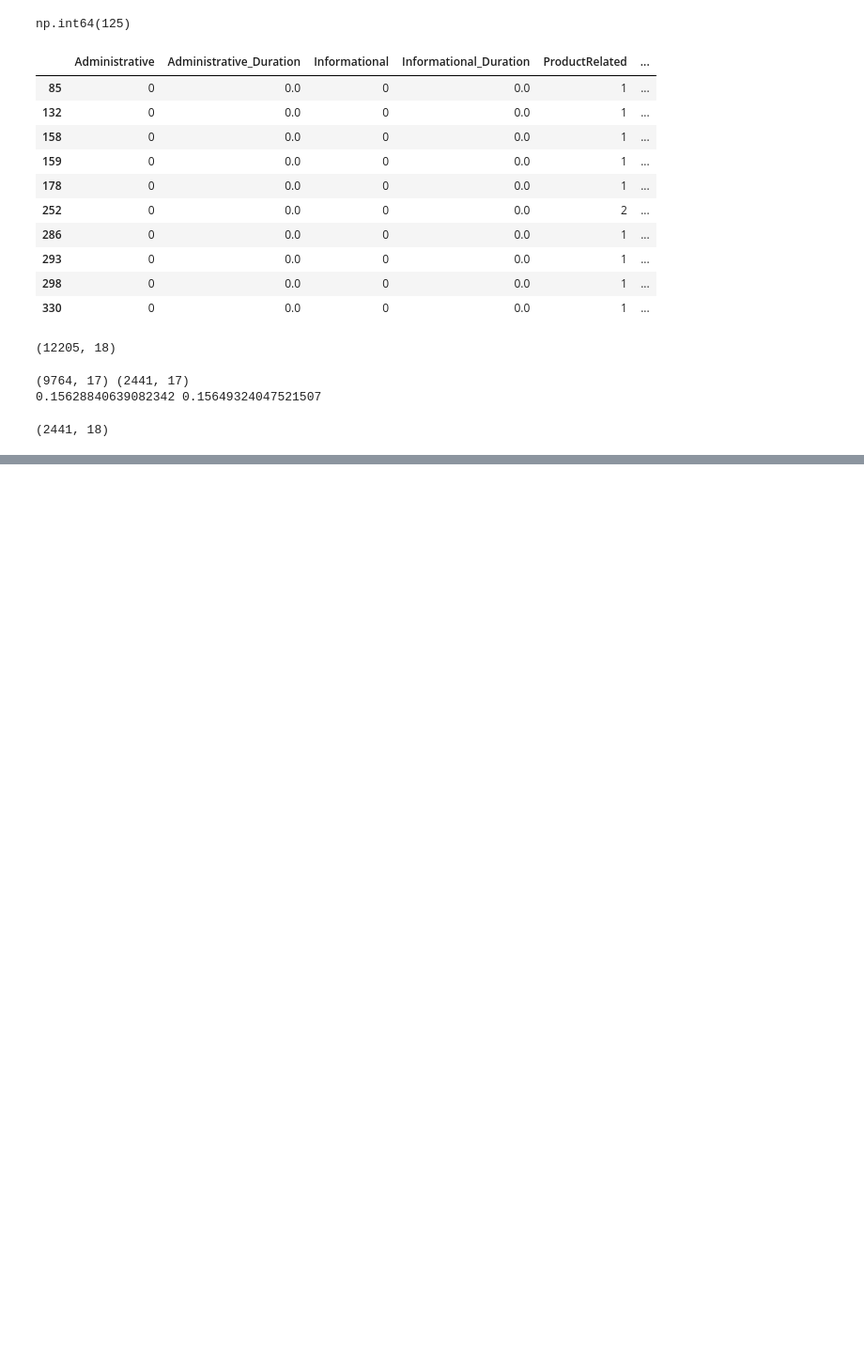
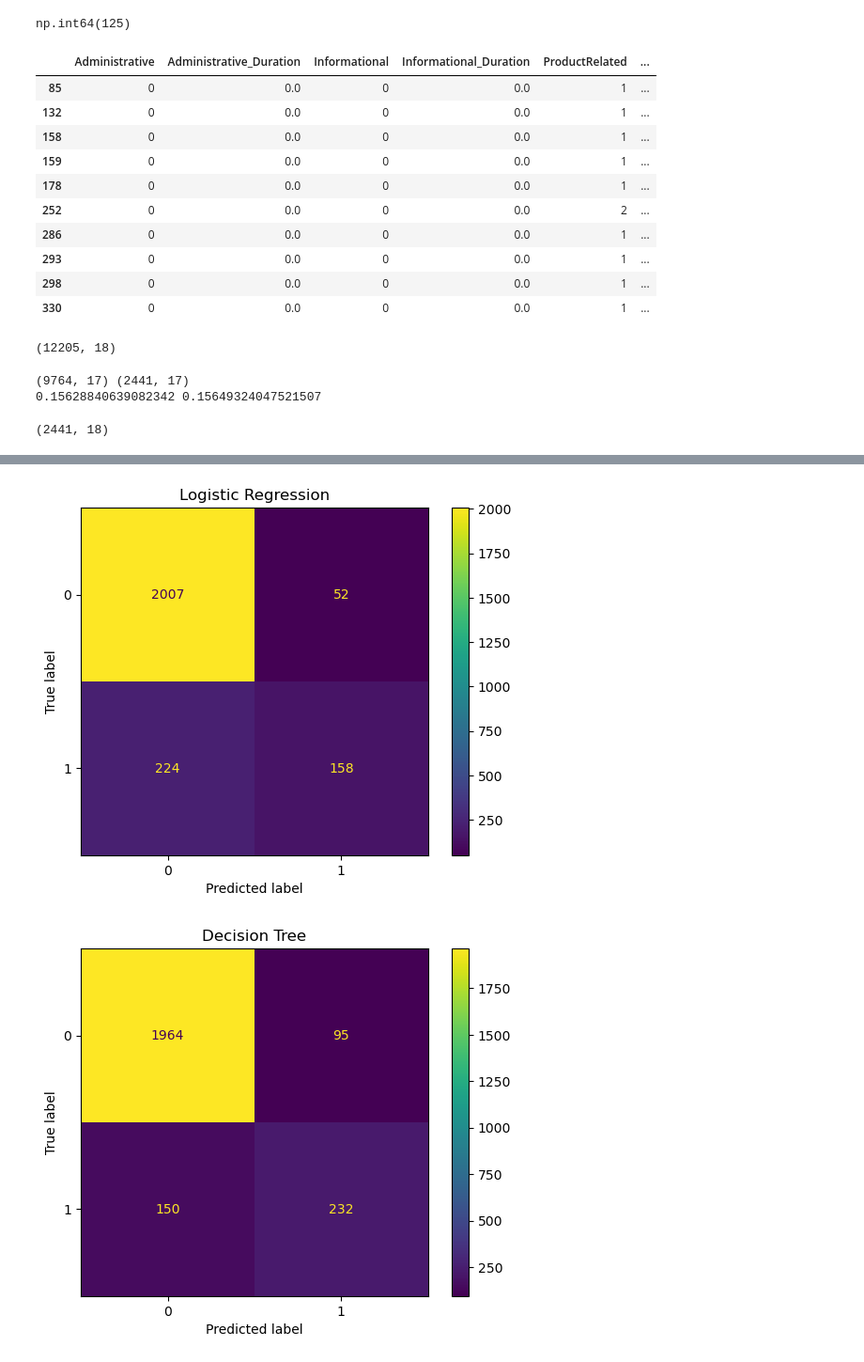
Before and after one commit to Parth-Prajapati-ml/ml-classification-models-streamlit, a Jupyter notebook: Model_Training.ipynb, the cells around one changed output, grey strips where cells are left out. Shown at 94% size. Saved outputs shown, nothing was run; the diff lists cells and outputs as text; code cells hidden in the pictures; blank space fills up the shorter version.

Commit message:
Train five classifiers, add metrics and confusion matrices

```diff
--- a/Model_Training.ipynb
+++ b/Model_Training.ipynb
@@ -127,0 +143,30 @@ print(test_df.shape)
+# %%
+# Define the five models, each wrapped in a pipeline with your preprocessor
+
+from sklearn.pipeline import Pipeline
+from sklearn.linear_model import LogisticRegression
+from sklearn.tree import DecisionTreeClassifier
+from sklearn.neighbors import KNeighborsClassifier
+from sklearn.naive_bayes import GaussianNB
+from sklearn.svm import SVC
+
+models = {"Logistic Regression": LogisticRegression(max_iter=1000),
+         "Decision Tree": DecisionTreeClassifier(max_depth=6, random_state=42),
+         "KNN":KNeighborsClassifier(n_neighbors=7),
+         "Naive Bayes": GaussianNB(),
+         "SVM":SVC(probability=True, random_state=42),}
+# %%
+# Train, evaluate, and collect the results
+
+results = {}
+trained = {}
+
+for name, clf in models.items():
+    pipe = Pipeline([("prep", preprocessor), ("clf", clf)])
+    pipe.fit(X_train, y_train)
+    trained[name] = pipe
+    results[name] = evaluate(pipe, X_test, y_test)
+    print(f"{name} done")
+
+results_df = pd.DataFrame(results).T.round(4)
+results_df
@@ -127,0 +202,12 @@ print(test_df.shape)
+# %%
+# Confusion matrices
+
+from sklearn.metrics import ConfusionMatrixDisplay
+
+for name, pipe in trained.items():
+    ConfusionMatrixDisplay.from_estimator(pipe, X_test, y_test)
+    plt.title(name)
+    plt.show()
+# %% [output]
+[figure, added]
+[figure, added]
```
Also changed, not shown: parts of 5 cells of this notebook.
